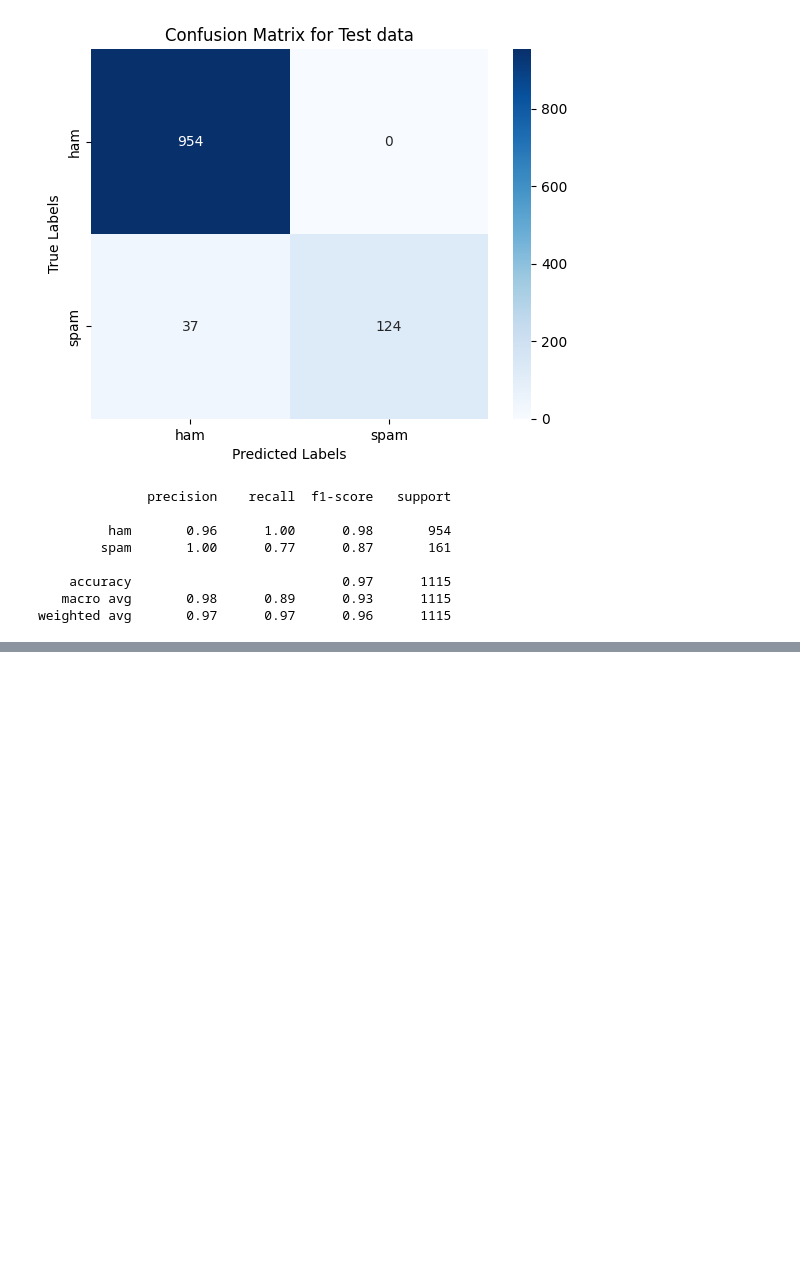
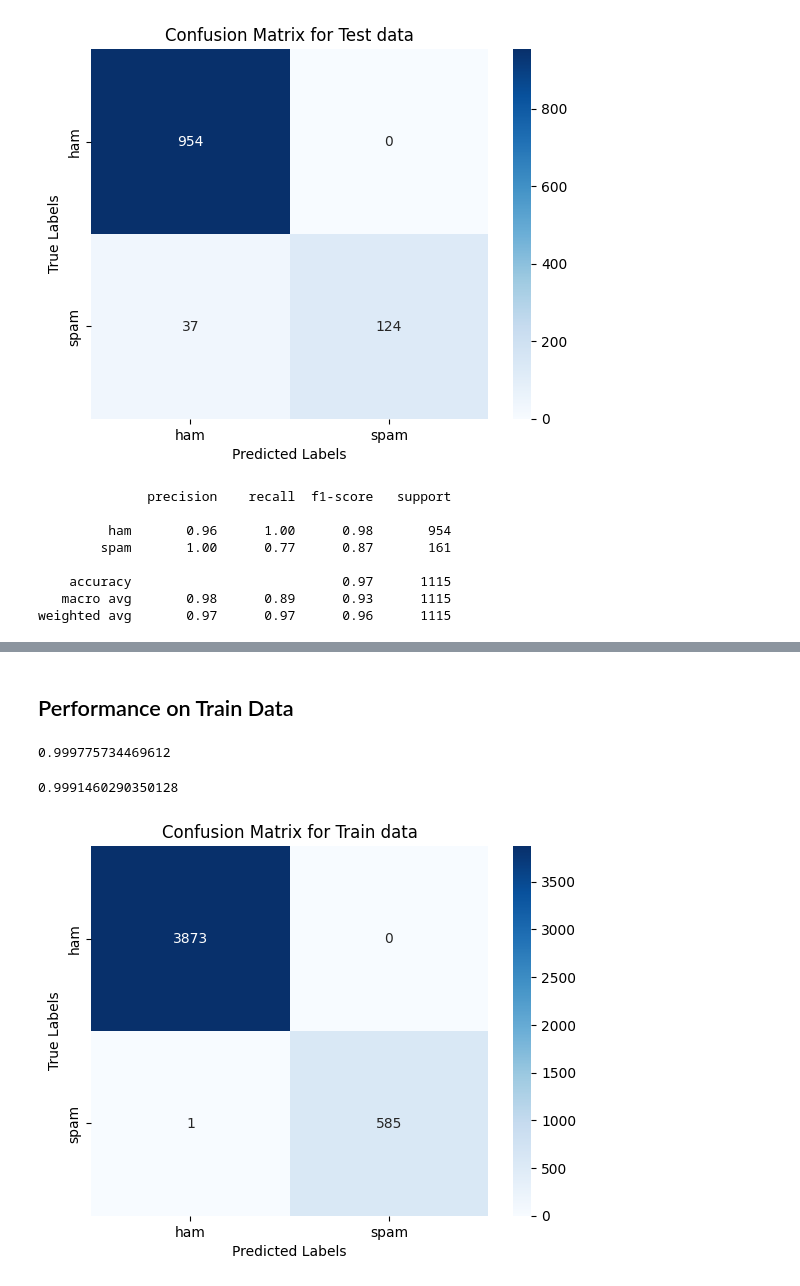
Before and after one commit to U1Kemp/AppliedMachineLearning, a Jupyter notebook: Assignment1/train.ipynb, the cells around one changed output, grey strips where cells are left out. Cells and saved outputs as stored; diff of their text form; code cells hidden in the pictures; blank space fills up the shorter version.

```diff
--- a/Assignment1/train.ipynb
+++ b/Assignment1/train.ipynb
@@ -140,0 +305,6 @@ weighted avg       0.97      0.97      0.96      1115
+# %%
+pipeline_svm = Pipeline([
+    ('bow', CountVectorizer()),  # strings to token integer counts
+    ('tfidf', TfidfTransformer()),  # integer counts to weighted TF-IDF scores
+    ('classifier', SVC())  # train on TF-IDF vectors w/ SVM classifier
+])
@@ -140,0 +329,12 @@ weighted avg       0.97      0.97      0.96      1115
+# %%
+param_grid = {
+    'classifier__C': [1, 10, 5],
+    'classifier__kernel': ['linear', 'rbf', 'poly'],
+    'classifier__gamma': ['scale', 'auto']
+}
+
+svm_classifier = GridSearchCV(pipeline_svm, param_grid, cv=5, scoring='f1_micro',verbose=3)
+svm_classifier.fit(msg_train['message'], msg_train['label'])
+
+print("Best parameters:", svm_classifier.best_params_)
+print("Best score:", svm_classifier.best_score_)
@@ -140,0 +359,21 @@ weighted avg       0.97      0.97      0.96      1115
+# %% [markdown]
+## Performance on Train Data
+# %%
+predictions = svm_classifier.predict(msg_train['message'])
+accuracy_score(msg_train['label'], predictions)
+# %% [output]
+0.999775734469612
+# %%
+f1_score(msg_train['label'], predictions, pos_label='spam')
+# %% [output]
+0.9991460290350128
+# %%
+cm = confusion_matrix(msg_train['label'], predictions)
+# Plot the confusion matrix
+sns.heatmap(cm, annot=True, cmap='Blues', fmt='d', xticklabels=['ham', 'spam'], yticklabels=['ham','spam'])
+plt.title('Confusion Matrix for Train data')
+plt.xlabel('Predicted Labels')
+plt.ylabel('True Labels')
+plt.show()
+# %% [output]
+[figure, added]
```
Also changed, not shown: parts of 40 cells of this notebook.
